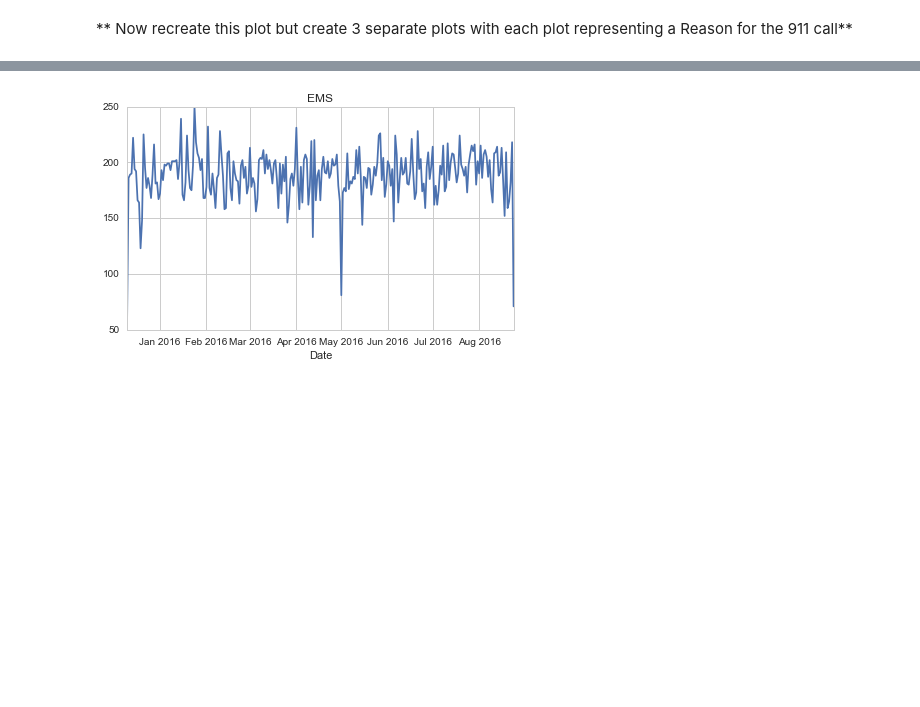
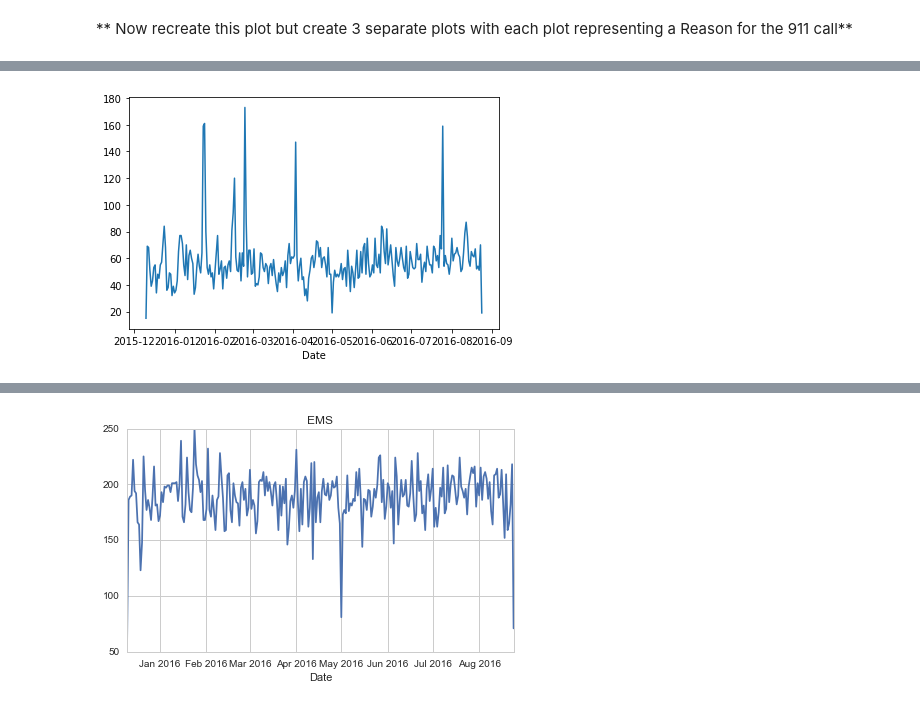
Before and after one commit to ameyaditya/Machine_Learning, a Jupyter notebook: Projects/Data Capstone Project/911 Calls Data Capstone Project .ipynb, the cells around one changed output, grey strips where cells are left out. Drawn from its saved outputs; the diff is of its cells as text; code cells hidden in the pictures; blank space fills up the shorter version.

```diff
--- a/Projects/Data Capstone Project/911 Calls Data Capstone Project .ipynb
+++ b/Projects/Data Capstone Project/911 Calls Data Capstone Project .ipynb
@@ -297,0 +315,5 @@ sns.lmplot(x='Month',y='twp',data=bymonth.reset_index())
+# %%
+df[df['Reason']=='Fire'].groupby('Date').count()['lat'].plot()
+plt.tight_layout()
+# %% [output]
+[figure, added]
```
Also changed, not shown: parts of 18 cells of this notebook, 3 other files.
